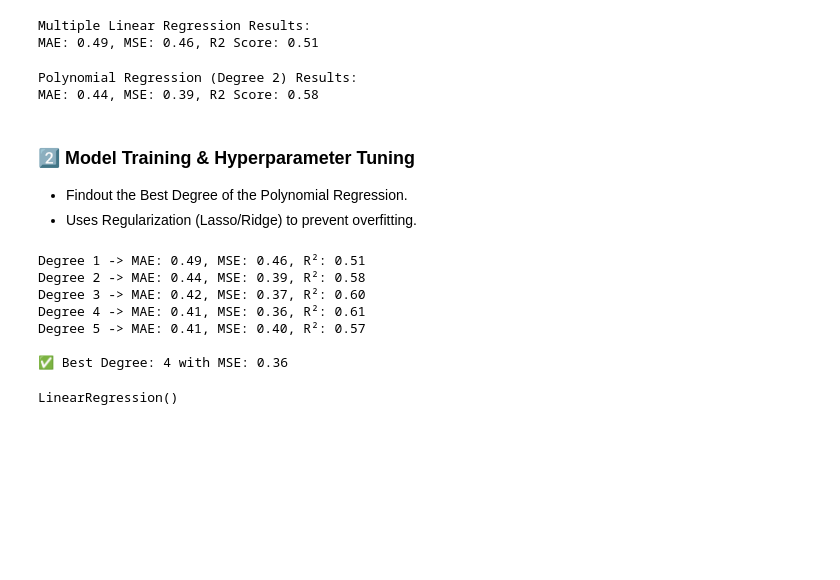
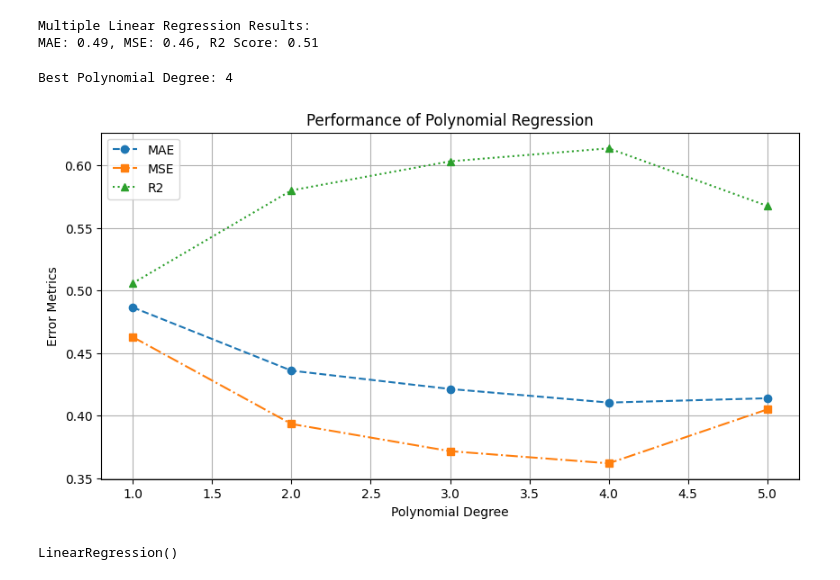
Before and after one commit to gagandeepsingh04/Dynamic_pricing_of_used_cars, a Jupyter notebook: main.ipynb, the cells around one changed output. Saved outputs shown, nothing was run; the diff lists cells and outputs as text; code cells hidden in the pictures; blank space fills up the shorter version.

```diff
--- a/main.ipynb
+++ b/main.ipynb
@@ -605,67 +612,55 @@ print(f"Multiple Linear Regression Results:\nMAE: {mae:.2f}, MSE: {mse:.2f}, R2
 # %% [output]
 Multiple Linear Regression Results:
 MAE: 0.49, MSE: 0.46, R2 Score: 0.51
-# %%
-poly = PolynomialFeatures(degree=2, include_bias=False)
-X_train_poly = poly.fit_transform(X_train)
-X_test_poly = poly.transform(X_test)
-
-poly_model = LinearRegression()
-poly_model.fit(X_train_poly, y_train)
-
-y_pred = poly_model.predict(X_test_poly)
-
-mae = mean_absolute_error(y_test, y_pred)
-mse = mean_squared_error(y_test, y_pred)
-r2 = r2_score(y_test, y_pred)
-
-print(f"Polynomial Regression (Degree 2) Results:\nMAE: {mae:.2f}, MSE: {mse:.2f}, R2 Score: {r2:.2f}")
-# %% [output]
-Polynomial Regression (Degree 2) Results:
-MAE: 0.44, MSE: 0.39, R2 Score: 0.58
-# %% [markdown]
-### 2️⃣ Model Training & Hyperparameter Tuning
-- Findout the Best Degree of the Polynomial Regression.
-- Uses Regularization (Lasso/Ridge) to prevent overfitting.
 # %%
 degrees = [1, 2, 3, 4, 5]
-best_degree = None
-best_score = float("inf")
-results = []
+
+best_degree = degrees[0]
+best_score = None
+mae_values, mse_values, r2_values = [], [], []
 
 for d in degrees:
-    poly = PolynomialFeatures(degree=d, include_bias=False)
+    poly = PolynomialFeatures(degree=d)
     X_train_poly = poly.fit_transform(X_train)
     X_test_poly = poly.transform(X_test)
 
     model = LinearRegression()
     model.fit(X_train_poly, y_train)
 
     y_pred = model.predict(X_test_poly)
 
-    # Compute Errors
     mae = mean_absolute_error(y_test, y_pred)
     mse = mean_squared_error(y_test, y_pred)
     r2 = r2_score(y_test, y_pred)
 
-    results.append((d, mae, mse, r2))
+    mae_values.append(mae)
+    mse_values.append(mse)
+    r2_values.append(r2)
 
-    # Update best degree based on lowest MSE
-    if mse < best_score:
-        best_score = mse
+    score = mae + mse + (1 - r2)
+
+    if best_score is None or score < best_score:
+        best_score = score
         best_degree = d
 
-    print(f"Degree {d} -> MAE: {mae:.2f}, MSE: {mse:.2f}, R²: {r2:.2f}")
+print("Best Polynomial Degree:", best_degree)
 
-print(f"\n✅ Best Degree: {best_degree} with MSE: {best_score:.2f}")
+# Plot: -
+plt.figure(figsize=(10, 5))
+
+plt.plot(degrees, mae_values, marker='o', label="MAE", linestyle='--')
+plt.plot(degrees, mse_values, marker='s', label="MSE", linestyle='-.')
+plt.plot(degrees, r2_values, marker='^', label="R2", linestyle=':')
+
+plt.xlabel("Polynomial Degree")
+plt.ylabel("Error Metrics")
+plt.title("Performance of Polynomial Regression")
+plt.legend()
+plt.grid()
+plt.show()
 # %% [output]
-Degree 1 -> MAE: 0.49, MSE: 0.46, R²: 0.51
-Degree 2 -> MAE: 0.44, MSE: 0.39, R²: 0.58
-Degree 3 -> MAE: 0.42, MSE: 0.37, R²: 0.60
-Degree 4 -> MAE: 0.41, MSE: 0.36, R²: 0.61
-Degree 5 -> MAE: 0.41, MSE: 0.40, R²: 0.57
-
-✅ Best Degree: 4 with MSE: 0.36
+Best Polynomial Degree: 4
+[figure, added]
 # %%
 poly = PolynomialFeatures(degree=4, include_bias=False)
 X_train_poly = poly.fit_transform(X_train)
```
Also changed, not shown: parts of 14 cells of this notebook, 1 other file.
